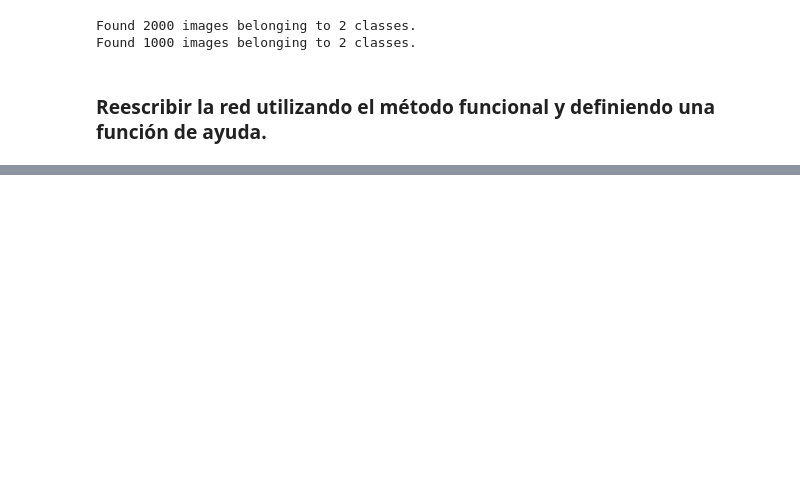
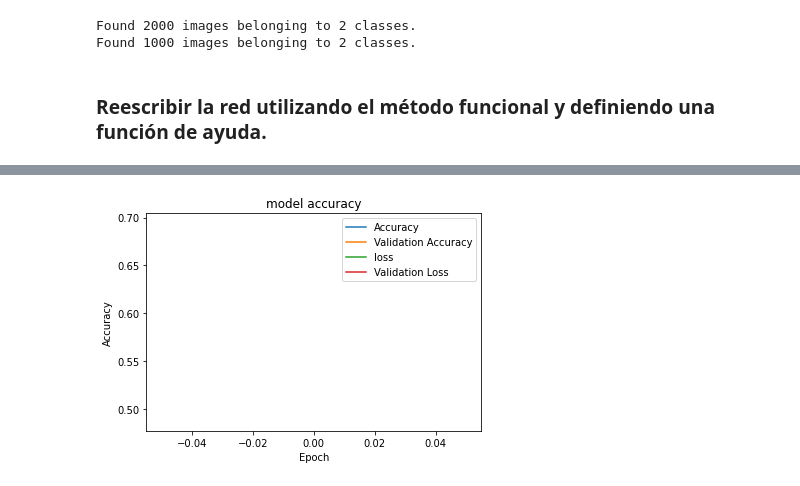
Before and after one commit to mluzu/vcii, a Jupyter notebook: clase3/VGG16_con_Keras.ipynb, the cells around one changed output, grey strips where cells are left out. Cells and saved outputs as stored; diff of their text form; code cells hidden in the pictures; blank space fills up the shorter version.

```diff
--- a/clase3/VGG16_con_Keras.ipynb
+++ b/clase3/VGG16_con_Keras.ipynb
@@ -103,9 +104,9 @@ model.add(MaxPool2D(pool_size=(2,2),strides=(2,2)))
 model.add(Flatten())
 model.add(Dense(units=4096,activation="relu"))
 model.add(Dense(units=4096,activation="relu"))
-model.add(Dense(units=2, activation="softmax"))
-from tensorflow.keras.optimizers import Adam
-from tensorflow.keras.losses import categorical_crossentropy
+model.add(Dense(units=1, activation="softmax"))
+
+
 opt = Adam(lr=0.001)
 model.compile(optimizer=opt, loss=categorical_crossentropy, metrics=['accuracy'])
 model.summary()
@@ -112,8 +131,13 @@ model.summary()
 # %%
 from tensorflow.keras.callbacks import ModelCheckpoint, EarlyStopping
-checkpoint = ModelCheckpoint("vgg16_1.h5", monitor='val_acc', verbose=1, save_best_only=True,
+
+basePath = '/content/drive/MyDrive/CEIA/vcii/vcii/clase3/'
+modelPath = basePath + 'vgg16_1.h5'
+
+checkpoint = ModelCheckpoint(modelPath, monitor='val_accuracy', verbose=1, save_best_only=True,
                              save_weights_only=False, mode='auto', save_freq=1000)
-early = EarlyStopping(monitor='val_acc', min_delta=0, patience=20, verbose=1, mode='auto')
+
+early = EarlyStopping(monitor='val_accuracy', min_delta=0, patience=20, verbose=1, mode='auto') # no deja que alcance una accurracy superior a 0.5
 # %%
-hist = model_func.fit_generator(steps_per_epoch=100,generator=traindata, validation_data= testdata, validation_steps=10,epochs=10,callbacks=[checkpoint,early])
+hist = model.fit_generator(steps_per_epoch=10,generator=traindata, validation_data= testdata, validation_steps=10,epochs=10,callbacks=[checkpoint,early])
 # %% [output]
@@ -121,13 +164,15 @@ RuntimeError: ignored
 # %%
 import matplotlib.pyplot as plt
-plt.plot(hist.history["acc"])
-plt.plot(hist.history['val_acc'])
+plt.plot(hist.history["accuracy"])
+plt.plot(hist.history['val_accuracy'])
 plt.plot(hist.history['loss'])
 plt.plot(hist.history['val_loss'])
-plt.title("Accuracy del modelo")
+plt.title("model accuracy")
 plt.ylabel("Accuracy")
 plt.xlabel("Epoch")
 plt.legend(["Accuracy","Validation Accuracy","loss","Validation Loss"])
 plt.show()
+# %% [output]
+[figure, added]
 # %%
 from tensorflow.keras.preprocessing import image
```
Also changed, not shown: parts of 11 cells of this notebook, 9 other files.
